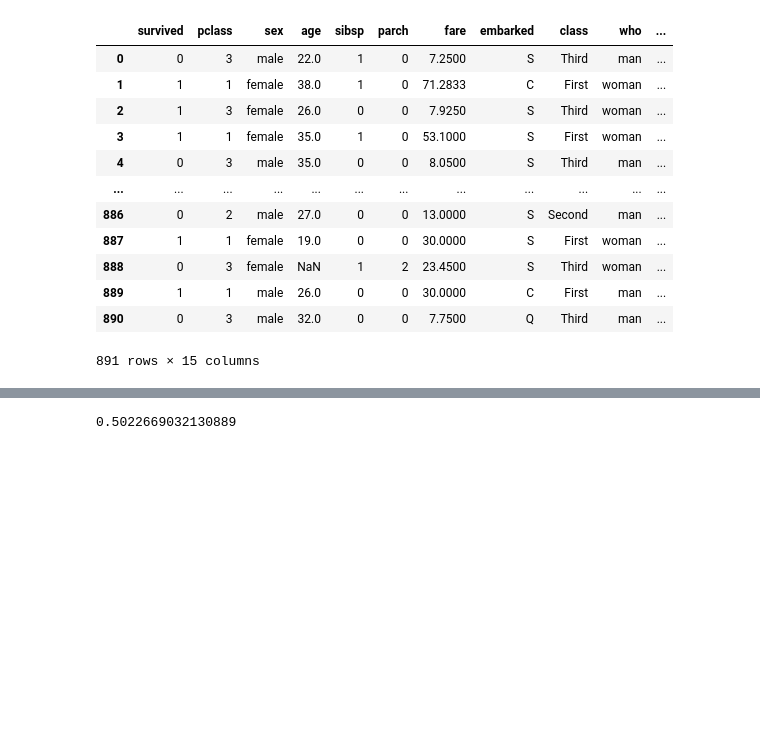
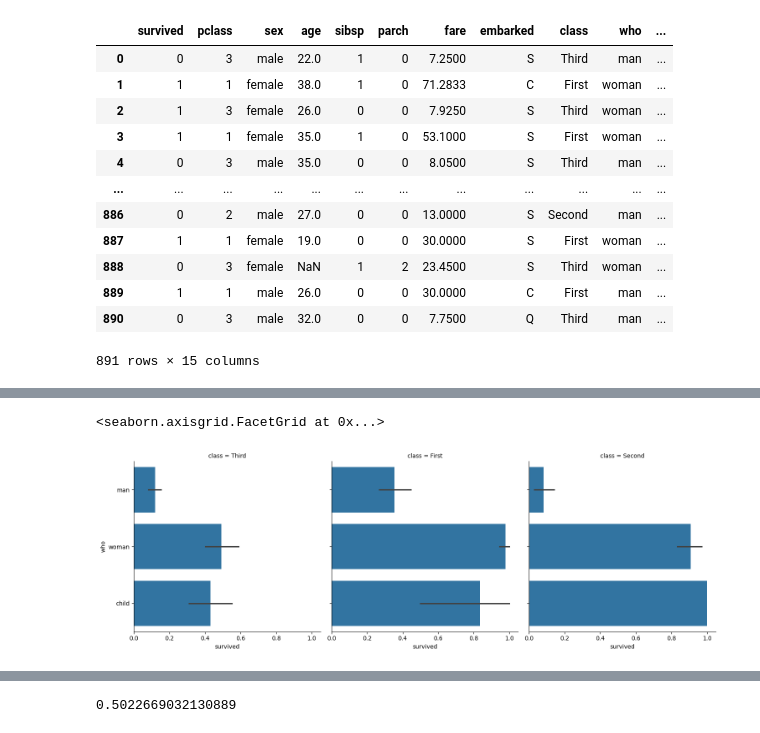
Before and after one commit to IMOsbo/DATA6550-Visualization, a Jupyter notebook: Code/Osborne/IsaiahOsborneVisualization.ipynb, the cells around one changed output, grey strips where cells are left out. Saved outputs shown, nothing was run; the diff lists cells and outputs as text; code cells hidden in the pictures; blank space fills up the shorter version.

```diff
--- a/Code/Osborne/IsaiahOsborneVisualization.ipynb
+++ b/Code/Osborne/IsaiahOsborneVisualization.ipynb
@@ -34,0 +43,5 @@ We're going to try to look at the difference between survival rates for men and
+# %%
+sns.catplot(data=titanic, y="who", x="survived", col="class", kind="bar")
+# %% [output]
+<seaborn.axisgrid.FacetGrid at 0x...>
+[figure, added]
```
Also changed, not shown: parts of 15 cells of this notebook.
